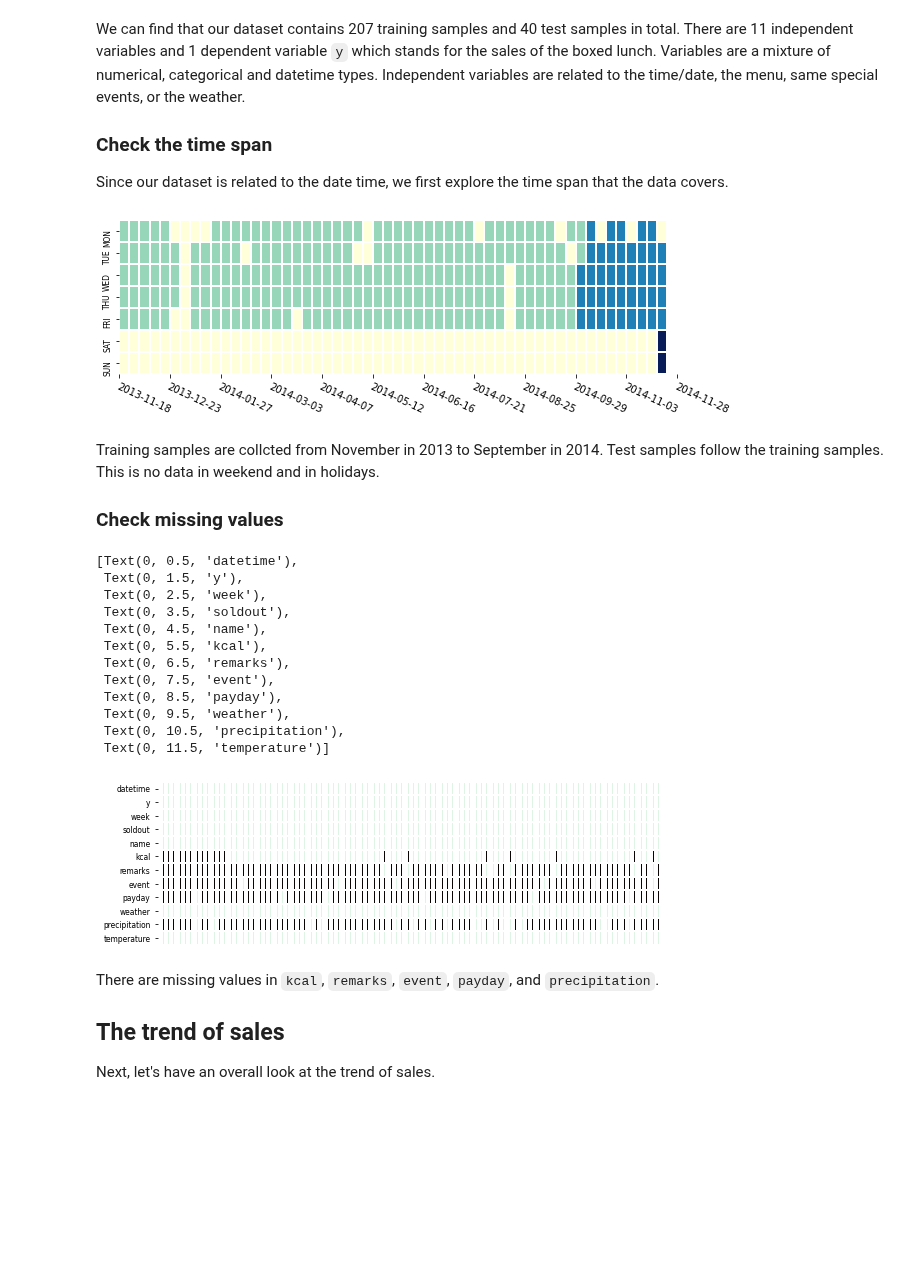
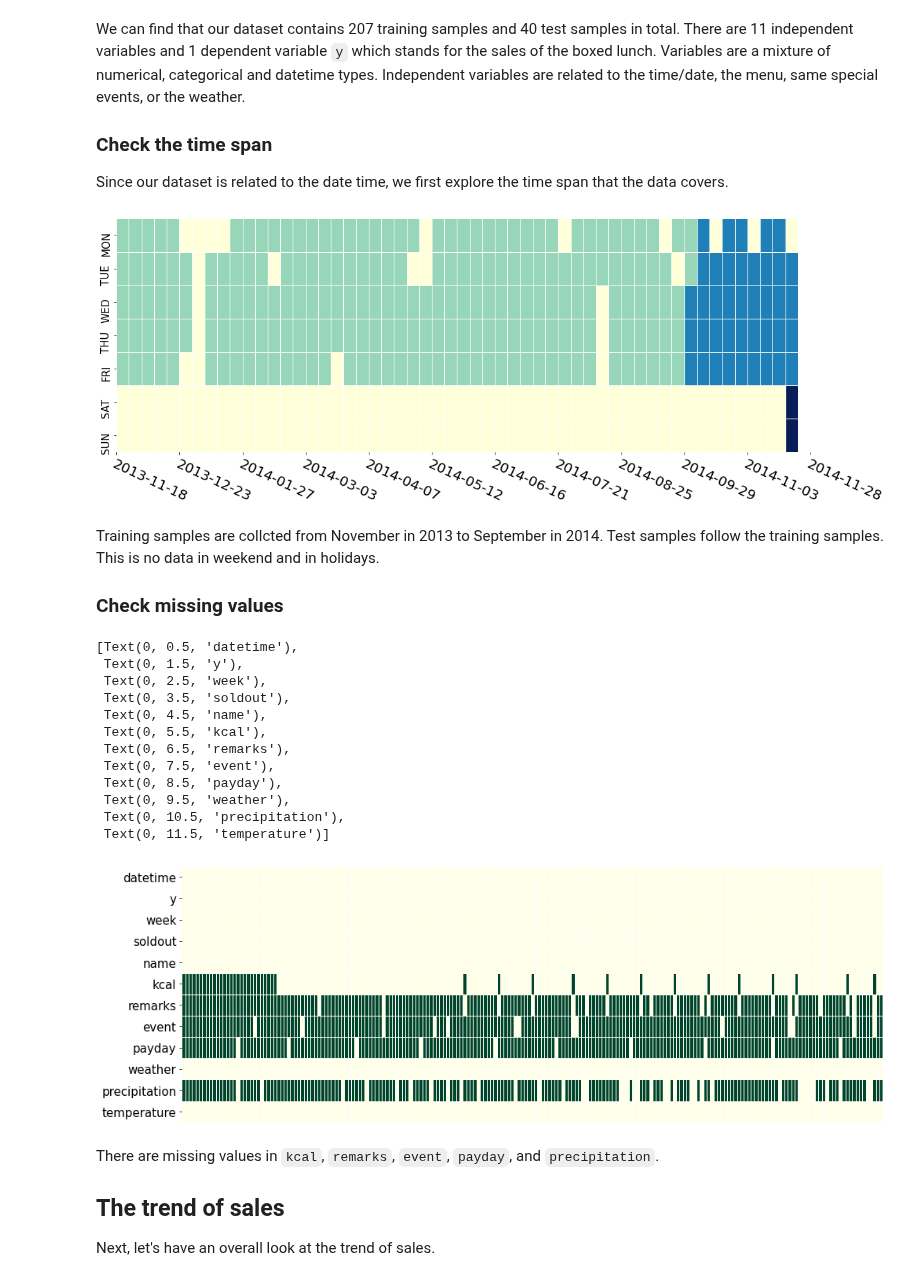
Before and after one commit to anglixjtu/boxed_lunch_sales_forecasting, a Jupyter notebook: notebooks/exploratory_data_analysis.ipynb, the cells around one changed output. Drawn from its saved outputs; the diff is of its cells as text; code cells hidden in the pictures; blank space fills up the shorter version.

````diff
--- a/notebooks/exploratory_data_analysis.ipynb
+++ b/notebooks/exploratory_data_analysis.ipynb
@@ -123,41 +120,41 @@ Independent variables are related to the time/date, the menu, same special event
 Since our dataset is related to the date time, we first explore the time span that the data covers.
 # %%
 # Convert the ```datetime``` into a indication map.
-# The value of each location in the map indicates the date is with a training sample (=1),
+# The value of each location in the map indicates if a date is with a training sample (=1),
 # with a test sample (=2), or without any data(=0)
 train_date = pd.to_datetime(training_set.datetime)
 test_date = pd.to_datetime(test_set.datetime)
 visualization_range = pd.date_range(start=train_date.min(), end=test_date.max())
 date_label = np.zeros(len(visualization_range),)
 idx = 0
 for date in np.array(visualization_range):
     if date in np.array(train_date):
             date_label[idx] = 1      # train label
     elif date in np.array(test_date):
             date_label[idx] = 2      # test label
     idx += 1
 days = (test_date.max() - train_date.min()).days + 1
 date_label = np.concatenate((date_label, 3*np.ones((days//7+1)*7-days)))
 
 # Visualize the indication map
-fig, ax = plt.subplots(figsize=(9, 3)) #Compared to plt.figure, the plt.subplots() object will act as a more automatic axis manager, without call fig.add_axes
-sns.heatmap(date_label.reshape((-1,7)).transpose(),linewidths=.25,cbar=False, cmap="YlGnBu",ax=ax)
+fig, ax = plt.subplots(figsize=(16, 6)) #Compared to plt.figure, the plt.subplots() object will act as a more automatic axis manager, without call fig.add_axes
+sns.heatmap(date_label.reshape((-1,7)).transpose(), linewidths=.5, cbar=False, cmap="YlGnBu",ax=ax)
 week = ["MON","TUE","WED","THU","FRI","SAT","SUN"]
 
 step_show = 5
 date = list(visualization_range.strftime('%Y-%m-%d')[0:-1:7*step_show]) + [visualization_range.strftime('%Y-%m-%d')[-1]]
 ax.set_xticks(np.arange(0,len(date)*step_show,step_show))
-ax.set_xticklabels(date, fontdict={'fontsize':10})
-ax.set_yticklabels(week, fontdict={'fontsize':7.5})
+ax.set_xticklabels(date, fontdict={'fontsize':20})
+ax.set_yticklabels(week, fontdict={'fontsize':15})
 # Rotate the tick labels and set their alignment.
 plt.setp(ax.get_xticklabels(), rotation=-25, ha="left",
          rotation_mode="anchor")
 fig.tight_layout()
 #plt.show()
 # Save the figure
 #fig.savefig(output_dir + "datetime_distribution.eps")
 # %% [output]
-[figure, old version]
+[figure, new version]
 # %% [markdown]
 Training samples are collcted from November in 2013 to September in 2014.
 Test samples follow the training samples.
@@ -170,10 +167,10 @@ nan_label = (training_set.isnull()) |(training_set=='--')
 vars_with_na = [var for var in nan_label.columns if nan_label[var].sum() > 0]
 
 # visualize the indication map
-fig, ax = plt.subplots(figsize=(9, 3))
-sns.heatmap(nan_label.T, ax=ax, cbar=False, cmap="mako_r", linewidths=.35)
+fig, ax = plt.subplots(figsize=(16, 6))
+sns.heatmap(nan_label.T, ax=ax, cbar=False, cmap="YlGn", linewidths=.7)
 ax.set_xticks([])
-ax.set_yticklabels(training_set.columns, fontdict={'fontsize':7.5})
+ax.set_yticklabels(training_set.columns, fontdict={'fontsize':15})
 # save the figure
 #fig.savefig(output_dir + "nan_valus.eps")
 # %% [output]
@@ -189,7 +186,7 @@ ax.set_yticklabels(training_set.columns, fontdict={'fontsize':7.5})
  Text(0, 9.5, 'weather'),
  Text(0, 10.5, 'precipitation'),
  Text(0, 11.5, 'temperature')]
-[figure, old version]
+[figure, new version]
 # %% [markdown]
 There are missing values in ```kcal```, ```remarks```, ```event```, ```payday```, and ```precipitation```.
 
````
Also changed, not shown: parts of 16 cells of this notebook.
